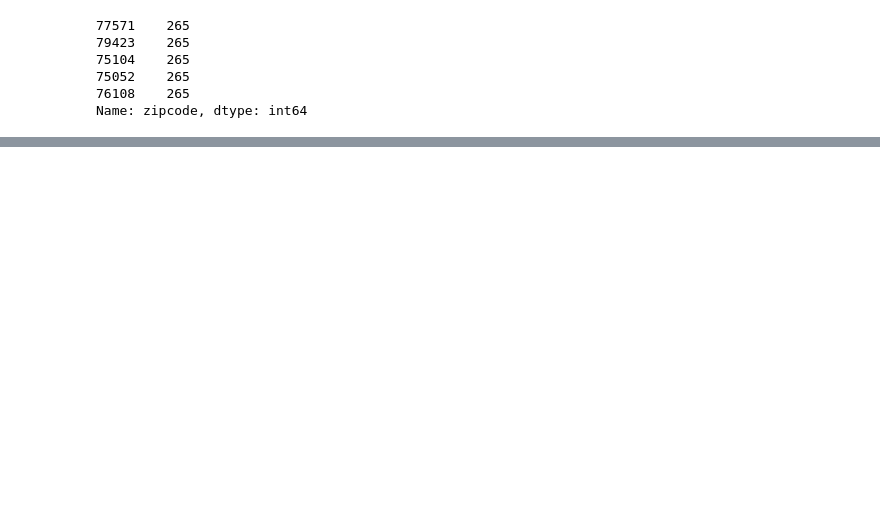
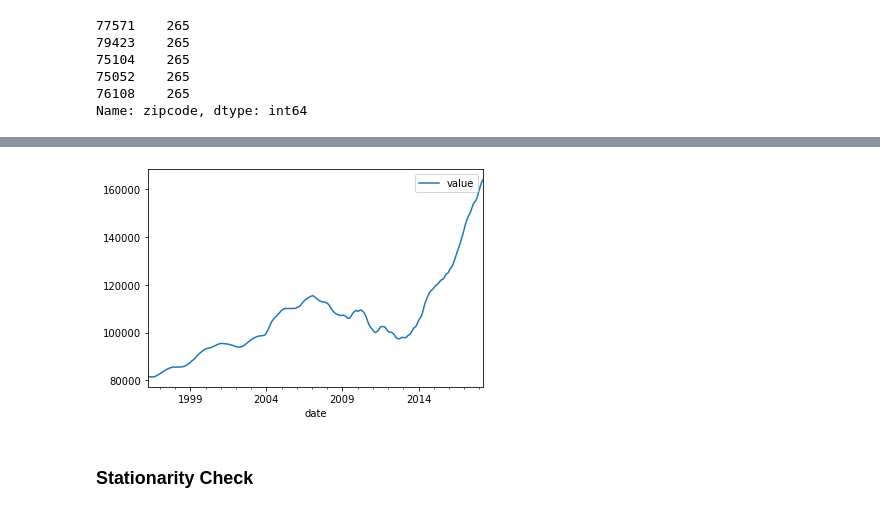
Before and after one commit to rhk48/zillow-time-series, a Jupyter notebook: seth_day_3.ipynb, the cells around one changed output, grey strips where cells are left out. Saved outputs shown, nothing was run; the diff lists cells and outputs as text; code cells hidden in the pictures; blank space fills up the shorter version.

```diff
--- a/seth_day_3.ipynb
+++ b/seth_day_3.ipynb
@@ -374,0 +419,4 @@ Name: zipcode, dtype: int64
+# %%
+df_76108 = pd.DataFrame(df_prices[76108][df_prices[76108].notnull()]).astype(int).reset_index()
+df_76108['value'] = df_76108[76108]
+df_76108.drop(df_76108.columns[np.r_[1]], axis=1, inplace=True)
@@ -374,0 +449,7 @@ Name: zipcode, dtype: int64
+# %%
+median_76108 = df_76108.groupby('date').aggregate({'value': 'median'})
+median_76108.plot();
+# %% [output]
+[figure, added]
+# %% [markdown]
+### Stationarity Check
```
Also changed, not shown: parts of 26 cells of this notebook, 1 other file.
